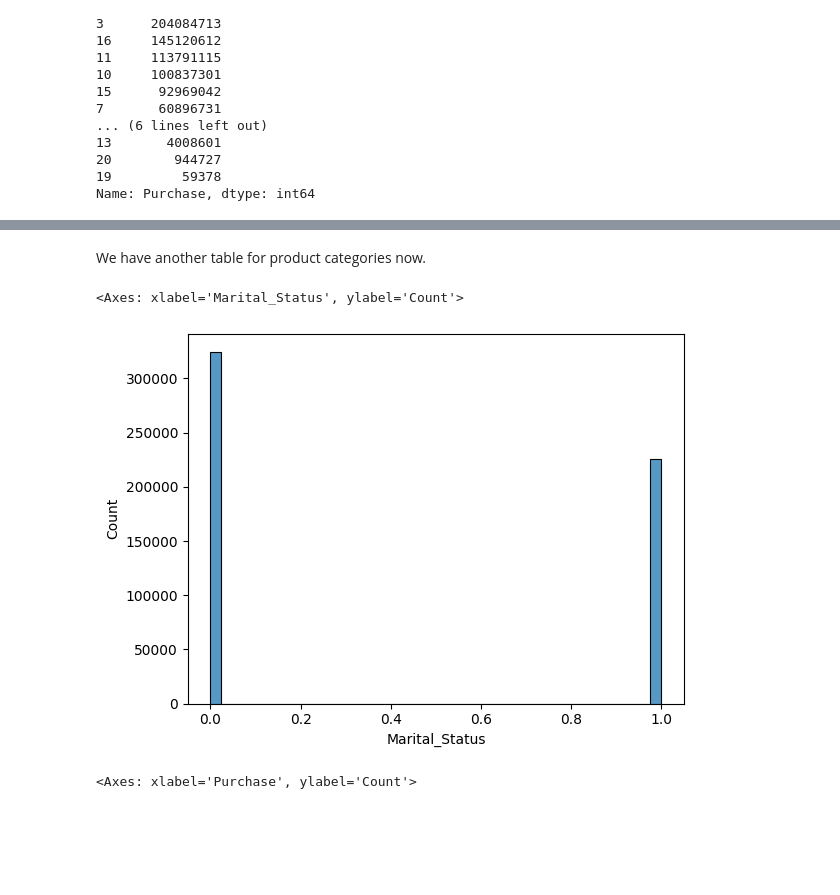
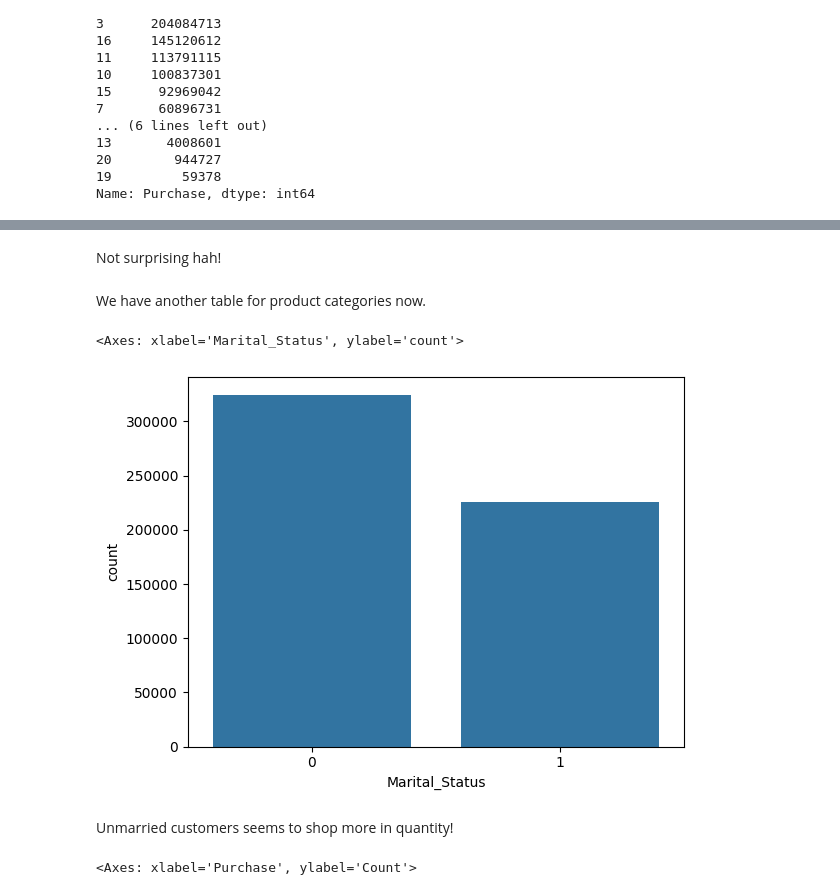
Before and after one commit to kaanbaycan/IE-423-Forecasting-Tasks, a Jupyter notebook: IE_423_Task_3.ipynb, the cells around one changed output, grey strips where cells are left out. Saved outputs shown, nothing was run; the diff lists cells and outputs as text; code cells hidden in the pictures; blank space fills up the shorter version.

```diff
--- a/IE_423_Task_3.ipynb
+++ b/IE_423_Task_3.ipynb
@@ -308,7 +308,15 @@ not_selling = categories[categories < quantiles[0.5]].index
+# %%
+#Again 20 category is too much, I will cluster it into 4, top selling, selling, less selling, not selling
+top_selling = [1]
+selling = [5,8]
+less_selling = [2,3,6,10,11,15,16]
+not_selling = [4,7,9,12,13,14,17,18,19,20]
 # %%
-df_categories = pd.DataFrame(columns = ["Product_Category_1","Cluster"])
+df_categories = pd.DataFrame(columns = ["Product_Category_1","Selling"])
 df_categories["Product_Category_1"] = df["Product_Category_1"].unique()
-df_categories["Cluster"] = "Not Selling"
-df_categories.loc[df_categories["Product_Category_1"].isin(top_selling),"Cluster"] = "Top Selling"
-df_categories.loc[df_categories["Product_Category_1"].isin(average),"Cluster"] = "Average"
+df_categories["Selling"] = "Nan"
+df_categories.loc[df_categories["Product_Category_1"].isin(top_selling),"Selling"] = "Top Selling"
+df_categories.loc[df_categories["Product_Category_1"].isin(selling),"Selling"] = "Selling"
+df_categories.loc[df_categories["Product_Category_1"].isin(less_selling),"Selling"] = "Less Selling"
+df_categories.loc[df_categories["Product_Category_1"].isin(not_selling),"Selling"] = "Not Selling"
 # %%
@@ -333,0 +331,3 @@ df_categories.head(20)
+# %%
+#Lets merge df_categories with df
+df = df.merge(df_categories, on = "Product_Category_1", how = "left")
@@ -334,3 +341,5 @@ df_categories.head(20)
+# %% [markdown]
+Not surprising hah!
 # %% [markdown]
 We have another table for product categories now.
 # %%
@@ -338,10 +347,12 @@ We have another table for product categories now.
 df = df.drop("Product_ID",axis=1)
 # %%
 #Lets look at the marital status
-sns.histplot(df["Marital_Status"])
+sns.barplot(df["Marital_Status"].value_counts())
 # %% [output]
-<Axes: xlabel='Marital_Status', ylabel='Count'>
+<Axes: xlabel='Marital_Status', ylabel='count'>
-[figure, old version]
+[figure, new version]
+# %% [markdown]
+Unmarried customers seems to shop more in quantity!
 # %%
 #Lastly lets look at the purchases
 sns.histplot(df["Purchase"])
```
Also changed, not shown: parts of 100 cells of this notebook.
